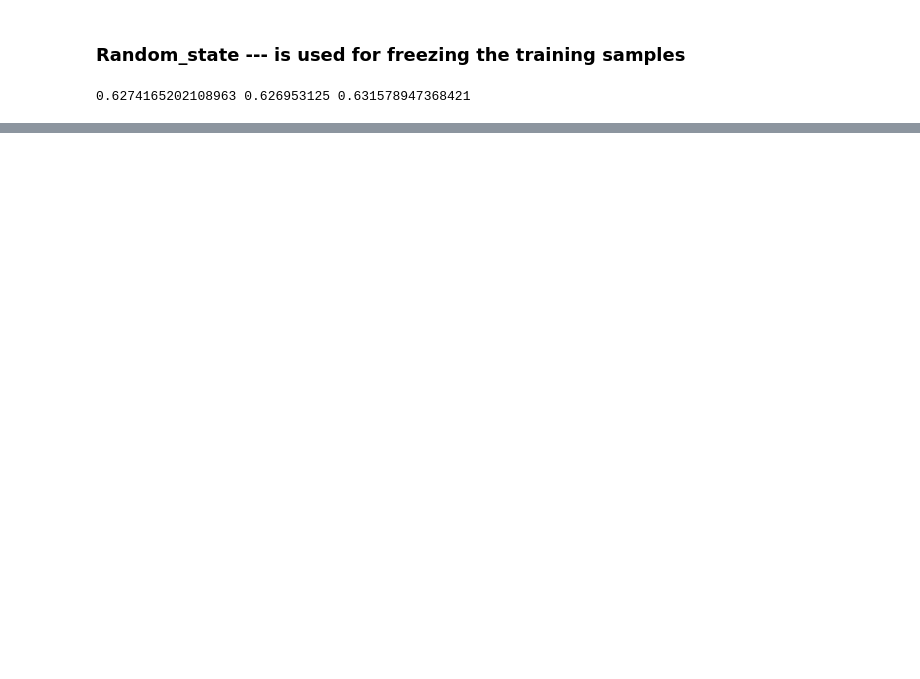
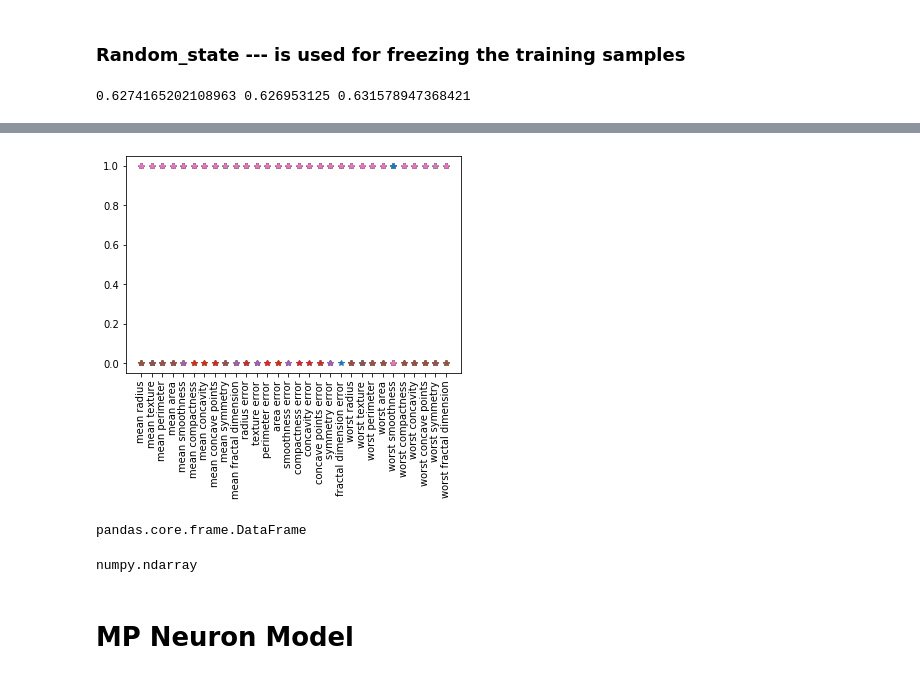
Before and after one commit to Stdev95/Deep_Learning_Lab, a Jupyter notebook: DL_LAB_DAY3.ipynb, the cells around one changed output, grey strips where cells are left out. Saved outputs shown, nothing was run; the diff lists cells and outputs as text; code cells hidden in the pictures; blank space fills up the shorter version.

```diff
--- a/DL_LAB_DAY3.ipynb
+++ b/DL_LAB_DAY3.ipynb
@@ -148,0 +171,13 @@ print(Y.mean(), Y_train.mean(), Y_test.mean())
+# %%
+X_binarised_test = X_test.apply(pd.cut, bins=2, labels=[1,0])
+#Binarizing X_test
+# %%
+plt.plot(X_binarised_test.T,'*')
+plt.xticks(rotation='vertical')
+plt.show()
+# %% [output]
+[figure, added]
+# %%
+type(X_binarised_test)
+# %% [output]
+pandas.core.frame.DataFrame
@@ -148,0 +188,6 @@ print(Y.mean(), Y_train.mean(), Y_test.mean())
+# %%
+type(X_binarised_test)
+# %% [output]
+numpy.ndarray
+# %% [markdown]
+# MP Neuron Model
```
Also changed, not shown: parts of 18 cells of this notebook.
